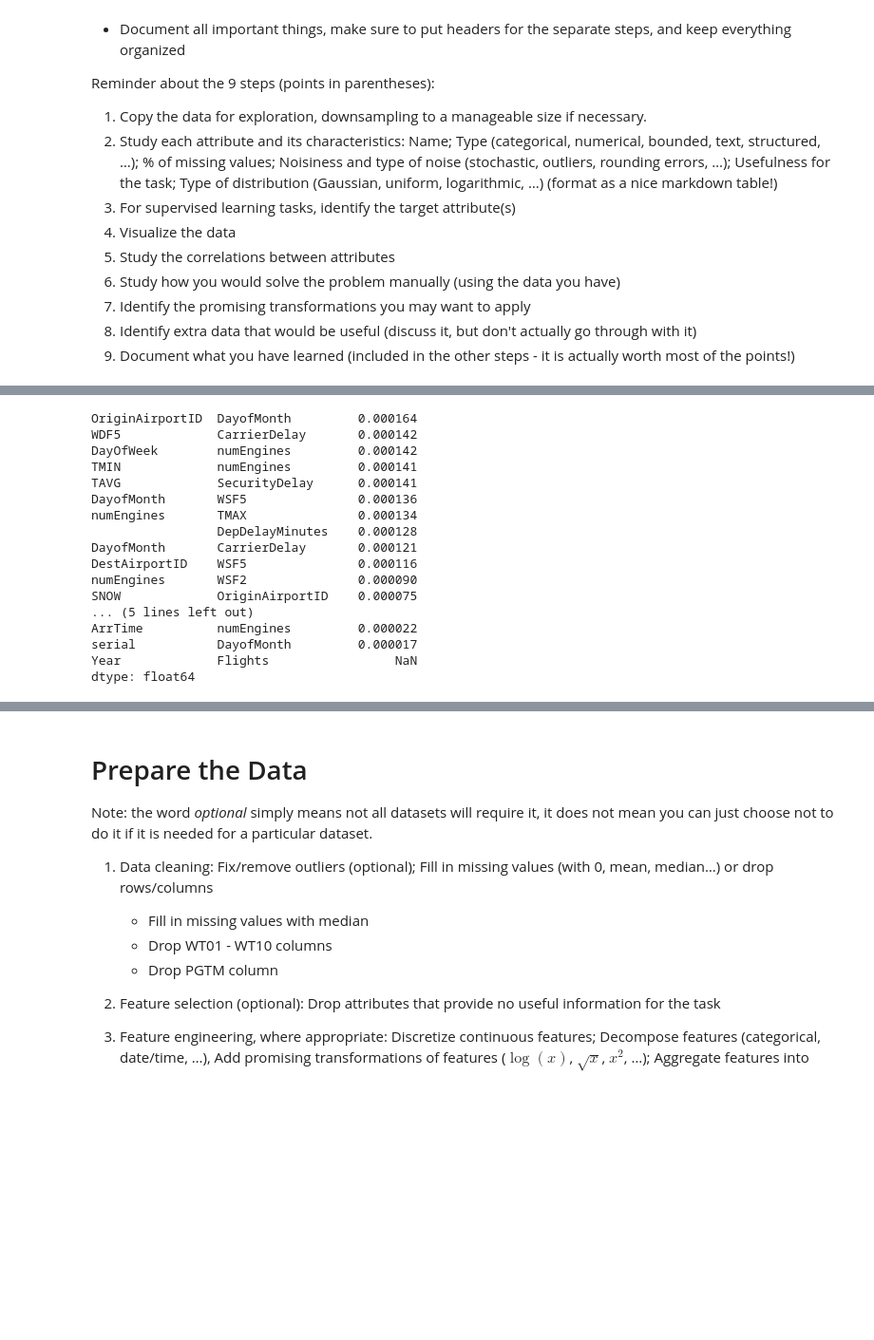
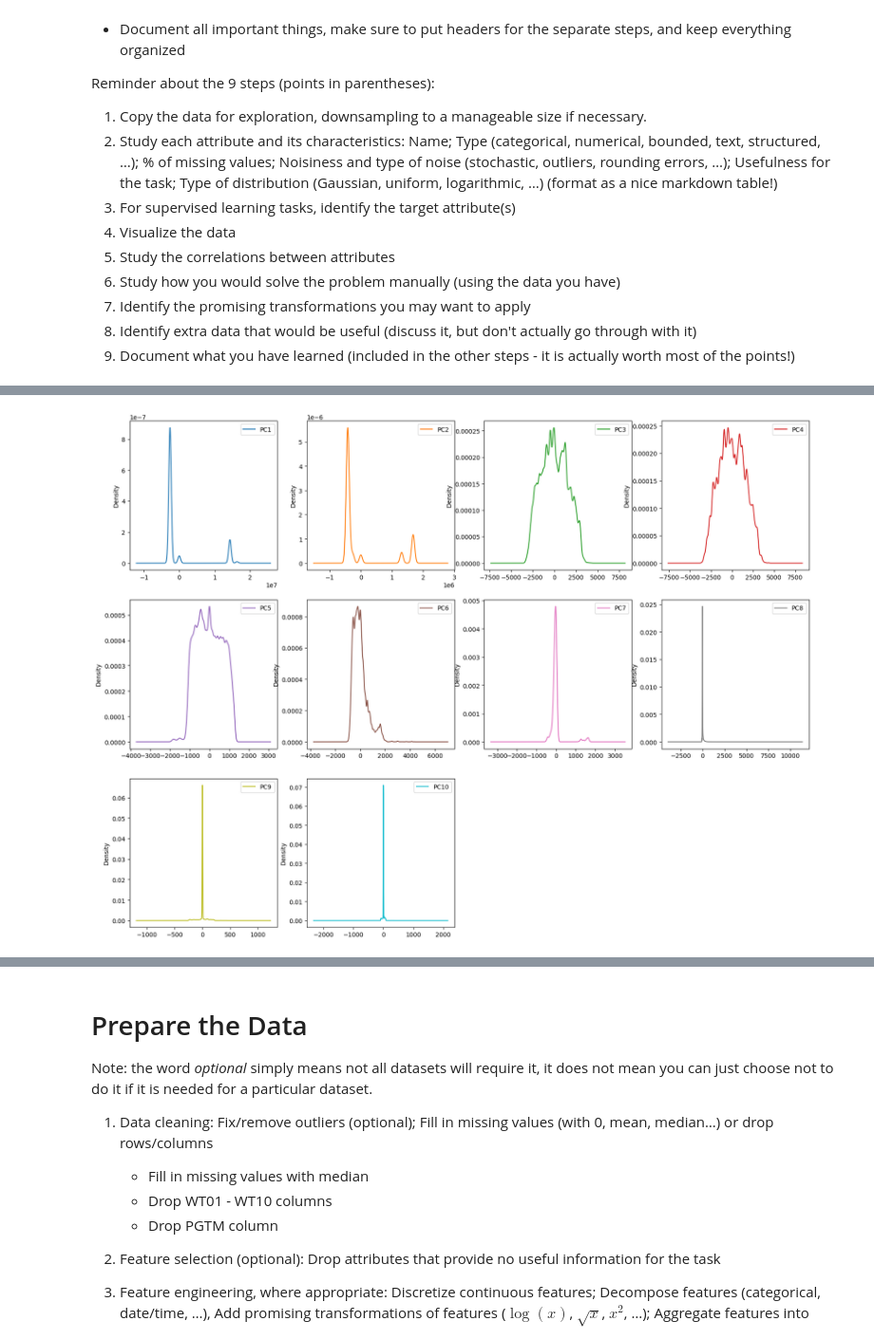
Before and after one commit to jyounes23/flight-delay-predictor, a Jupyter notebook: Delayed.ipynb, the cells around one changed output, grey strips where cells are left out. Shown at 95% size. Cells and saved outputs as stored; diff of their text form; code cells hidden in the pictures; blank space fills up the shorter version.

```diff
--- a/Delayed.ipynb
+++ b/Delayed.ipynb
@@ -379,31 +517,30 @@ dtype: float64
-# %%
-
-corr_pairs = (
-    corr_matrix
-    .abs()                 # take absolute correlation
-    .unstack()            # convert matrix to a Series
-    .sort_values(ascending=False)
-    .drop_duplicates()    # remove duplicate pairs
-)
-
-# Show the top 20 strongest correlations
-top_20 = corr_pairs.tail(20)
-print(top_20)
-# %% [output]
-OriginAirportID  DayofMonth         0.000164
-WDF5             CarrierDelay       0.000142
-DayOfWeek        numEngines         0.000142
-TMIN             numEngines         0.000141
-TAVG             SecurityDelay      0.000141
-DayofMonth       WSF5               0.000136
-numEngines       TMAX               0.000134
-                 DepDelayMinutes    0.000128
-DayofMonth       CarrierDelay       0.000121
-DestAirportID    WSF5               0.000116
-numEngines       WSF2               0.000090
-SNOW             OriginAirportID    0.000075
-... (5 lines left out)
-ArrTime          numEngines         0.000022
-serial           DayofMonth         0.000017
-Year             Flights                 NaN
-dtype: float64
+# %%
+import math
+from sklearn.decomposition import PCA
+
+# Sample the data
+sampled_data = data.sample(frac=0.1, random_state=42)
+
+# Select numerical columns
+numeric_cols = sampled_data.select_dtypes(include=[np.number])
+
+# Handle missing values by filling with the mean of each column
+numeric_cols_filled = numeric_cols.fillna(numeric_cols.mean())
+
+# Apply PCA to reduce dimensionality
+pca = PCA(n_components=min(len(numeric_cols_filled.columns), 10))  # Reduce to at most 10 dimensions
+reduced_data = pca.fit_transform(numeric_cols_filled)
+
+# Convert reduced data back to a DataFrame for plotting
+reduced_df = pd.DataFrame(reduced_data, columns=[f'PC{i+1}' for i in range(reduced_data.shape[1])])
+
+# Determine the number of subplots needed
+num_cols = len(reduced_df.columns)
+rows = math.ceil(num_cols / 4)  # Adjust rows dynamically for 4 columns per row
+
+# Plot density plots for all reduced dimensions
+reduced_df.plot(kind='density', subplots=True, layout=(rows, 4), sharex=False, figsize=(20, 5 * rows))
+
+plt.show()
+# %% [output]
+[figure, added]
```
Also changed, not shown: parts of 19 cells of this notebook.
